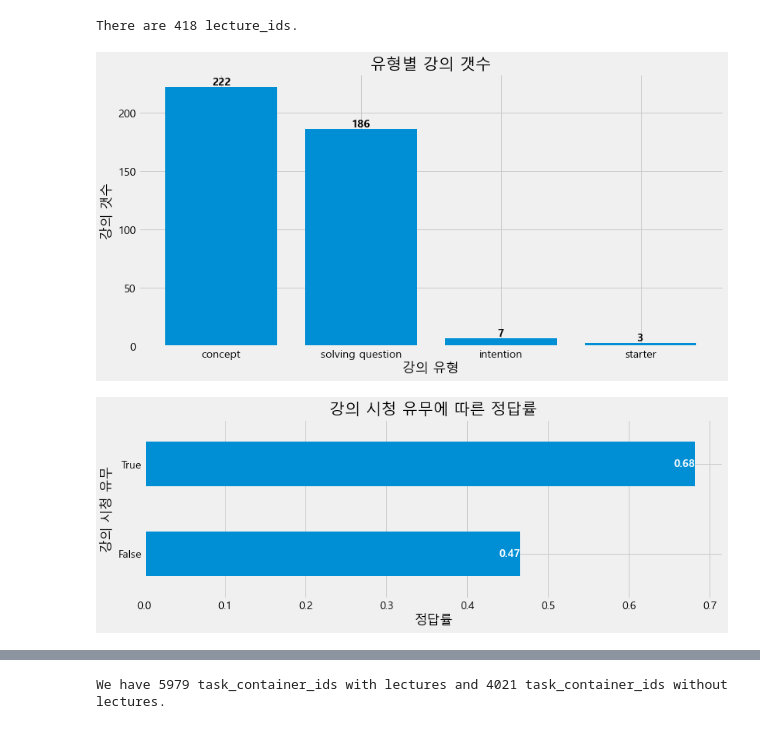
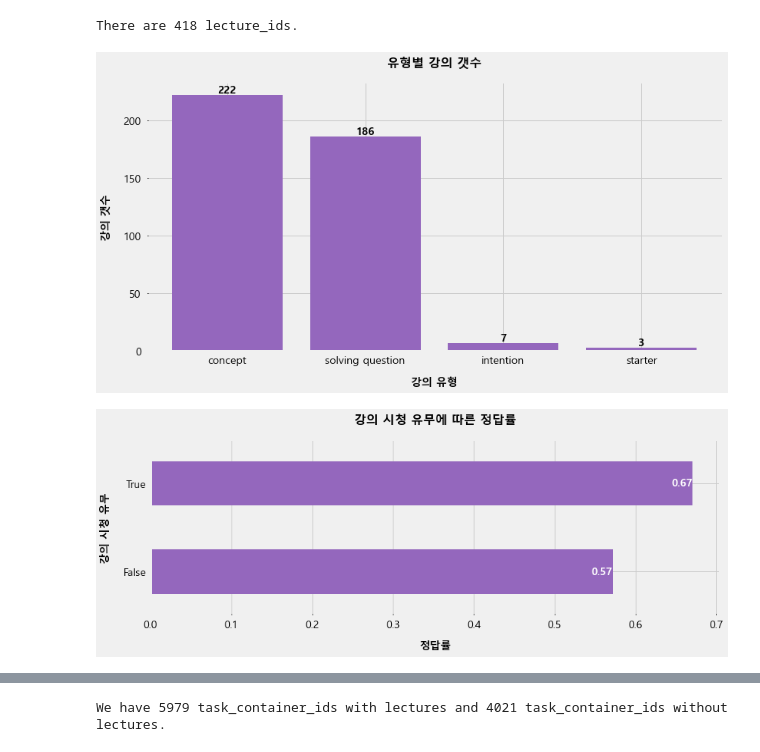
Before and after one commit to ingu627/answer_correctness, a Jupyter notebook: pre_lectures_korean_ver.ipynb, the cells around one changed output, grey strips where cells are left out. Cells and saved outputs as stored; diff of their text form; code cells hidden in the pictures.

```diff
--- a/pre_lectures_korean_ver.ipynb
+++ b/pre_lectures_korean_ver.ipynb
@@ -25,16 +25,21 @@ matplotlib.rcParams['axes.unicode_minus']=False
 
 import warnings
 warnings.filterwarnings("ignore")
+# %%
+train = pd.read_csv('F:/data/riiid-test-answer-prediction/train.csv', nrows=10**7)
+test = pd.read_csv("F:/data/riiid-test-answer-prediction/example_test.csv")
+lectures = pd.read_csv("F:/data/riiid-test-answer-prediction/lectures.csv")
+questions = pd.read_csv("F:/data/riiid-test-answer-prediction/questions.csv")
 # %%
-train = pd.read_csv('riiid-test-answer-prediction/train.csv', nrows=10**4)
-test = pd.read_csv("riiid-test-answer-prediction/example_test.csv")
-lectures = pd.read_csv("riiid-test-answer-prediction/lectures.csv")
-questions = pd.read_csv("riiid-test-answer-prediction/questions.csv")
+# train = pd.read_csv('riiid-test-answer-prediction/train.csv', nrows=10**4)
+# test = pd.read_csv("riiid-test-answer-prediction/example_test.csv")
+# lectures = pd.read_csv("riiid-test-answer-prediction/lectures.csv")
+# questions = pd.read_csv("riiid-test-answer-prediction/questions.csv")
 # %%
-train = pd.read_csv('D:/Project_dataset/Pr_riid//train.csv', nrows=10**4)
-test = pd.read_csv("D:/Project_dataset/Pr_riid/example_test.csv")
-lectures = pd.read_csv("D:/Project_dataset/Pr_riid/lectures.csv")
-questions = pd.read_csv("D:/Project_dataset/Pr_riid/questions.csv")
+# train = pd.read_csv('D:/Project_dataset/Pr_riid//train.csv', nrows=10**4)
+# test = pd.read_csv("D:/Project_dataset/Pr_riid/example_test.csv")
+# lectures = pd.read_csv("D:/Project_dataset/Pr_riid/lectures.csv")
+# questions = pd.read_csv("D:/Project_dataset/Pr_riid/questions.csv")
 # %%
 '''
 lecture_id: foreign key for the train/test content_id column, when the content type is lecture (1).
@@ -116,55 +121,68 @@ lectures.head()
 print(f'There are {lectures.shape[0]} lecture_ids.')
 # %% [output]
 There are 418 lecture_ids.
+# %%
+font1 = {'weight': 'bold',
+         'size': 14
+         }
+
+title_font = {
+    'fontsize': 16,
+    'fontweight': 'bold'
+}
 # %%
 #강의 종류와 갯수 확인 (concept:222  solving question:86  intention:7  starter:3 )
 
 lect_type_of = lectures.type_of.value_counts()
 
 fig = plt.figure(figsize=(12,6))
-plt.bar(lect_type_of.index, lect_type_of.values)
+plt.bar(lect_type_of.index, lect_type_of.values, color='#9467bd')
 for i, v in zip(lect_type_of.index, lect_type_of.values):
     plt.text(i, v, v, color='black', fontweight='bold', fontsize=14, va='bottom', ha='center')
-plt.title("유형별 강의 갯수") #강의 종류와 강의 갯수
-plt.xlabel("강의 유형") #종류
-plt.ylabel("강의 갯수") #이거 삭제해도될듯 # 수
+plt.title("유형별 강의 갯수", fontdict=title_font, pad=20) #강의 종류와 강의 갯수
+plt.xlabel("강의 유형", labelpad=15, fontdict=font1) #종류
+plt.ylabel("강의 갯수", labelpad=15, fontdict=font1) #이거 삭제해도될듯 # 수
 plt.xticks(rotation=0)
+plt.tick_params(axis='both', direction='in', length=3, pad=6, labelsize=14)
+
 plt.show()
 # %% [output]
-[figure, old version]
+[figure, new version]
 # %%
 user_lect = train.groupby(["user_id", "answered_correctly"]).size().unstack()
 #print(user_lect) # answered_correctly (-1, 0, 1)이 칼럼이 됨
 
 user_lect.columns = ['Lecture', 'Wrong', 'Right'] #칼럼명 지정
 user_lect['Lecture'] = user_lect['Lecture'].fillna(0) #-1값이 없는 사람(강의를 한번도 안들은 사람)은 값이 NaN이므로 0으로 채워줌
 user_lect = user_lect.astype('Int64') #float -> int
 user_lect['Watches_lecture'] = np.where(user_lect.Lecture > 0, True, False) # user_lect.Lecture:강의를 들은 횟수 나타냄
                                         #user_lect.Lecture가 0보다 크면(강의를 1회 이상 들었으면) True, 아니면 False
                                 #np.where(조건, 조건이 참일때 입력되는 값, 거짓일때 입력되는값)
 #print(user_lect.Lecture)
 
 watches_l = user_lect.groupby("Watches_lecture").agg({'Wrong': ['sum'], 'Right': ['sum']}) #틀린문제, 맞은문제 sum
 #print(watches_l)
 
 watches_l['Percent_correct'] = watches_l.Right/(watches_l.Right + watches_l.Wrong)
                             #강의안들은사람, 들은사람 각각 맞은문제/전체문제 (맞은문제의비율) 구해서 새로운 칼럼(Percent_correct)으로 추가
 #print(watches_l['Percent_correct']) #False:0.572016   True:0.670602
 
 watches_l = watches_l.iloc[:,2] #watches_l의 칼럼 Wrong, Right, Percent_correct 중에 Percent_correct 만 가져옴
 
 fig = plt.figure(figsize=(12,4))
-watches_l.plot.barh()
+watches_l.plot.barh(color='#9467bd')
 for i, v in zip(watches_l.index, watches_l.values):
     plt.text(v, i, round(v,2), color='white', fontweight='bold', fontsize=14, ha='right', va='center')
 
-plt.title("강의 시청 유무에 따른 정답률") # 강의 시청 유무에 따른 정답률
-plt.xlabel("정답률") #정답률
-plt.ylabel("강의 시청 유무") # 강의 시청 유무
+plt.title("강의 시청 유무에 따른 정답률", fontdict=title_font, pad=20) # 강의 시청 유무에 따른 정답률
+plt.xlabel("정답률", labelpad=15, fontdict=font1) #정답률
+plt.ylabel("강의 시청 유무", labelpad=15, fontdict=font1) # 강의 시청 유무
 plt.xticks(rotation=0)
+plt.tick_params(axis='both', direction='in', length=3, pad=6, labelsize=14)
+
 plt.show()
 # %% [output]
-[figure, old version]
+[figure, new version]
 # %%
 train.task_container_id
 # %% [output]
```
Also changed, not shown: parts of 4 cells of this notebook, 1 other file.
